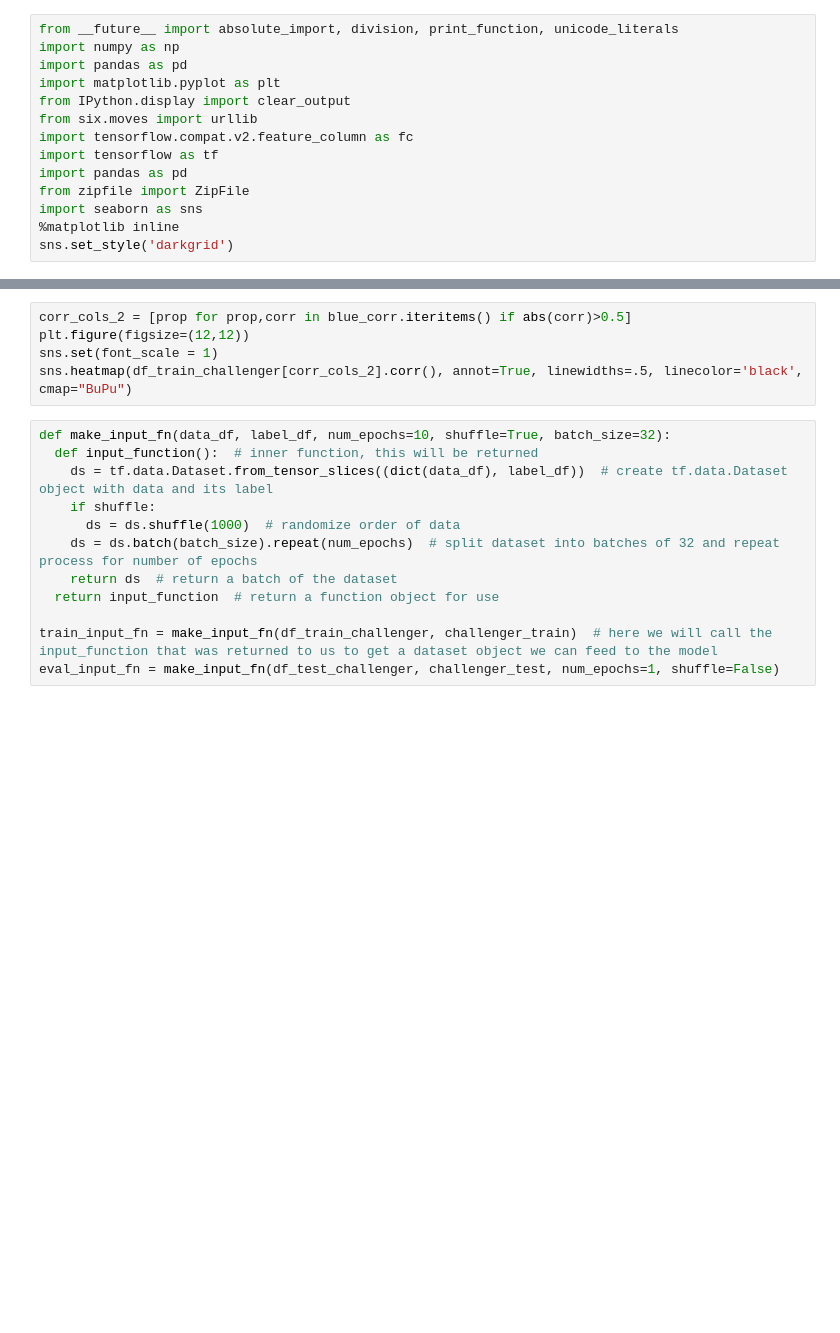
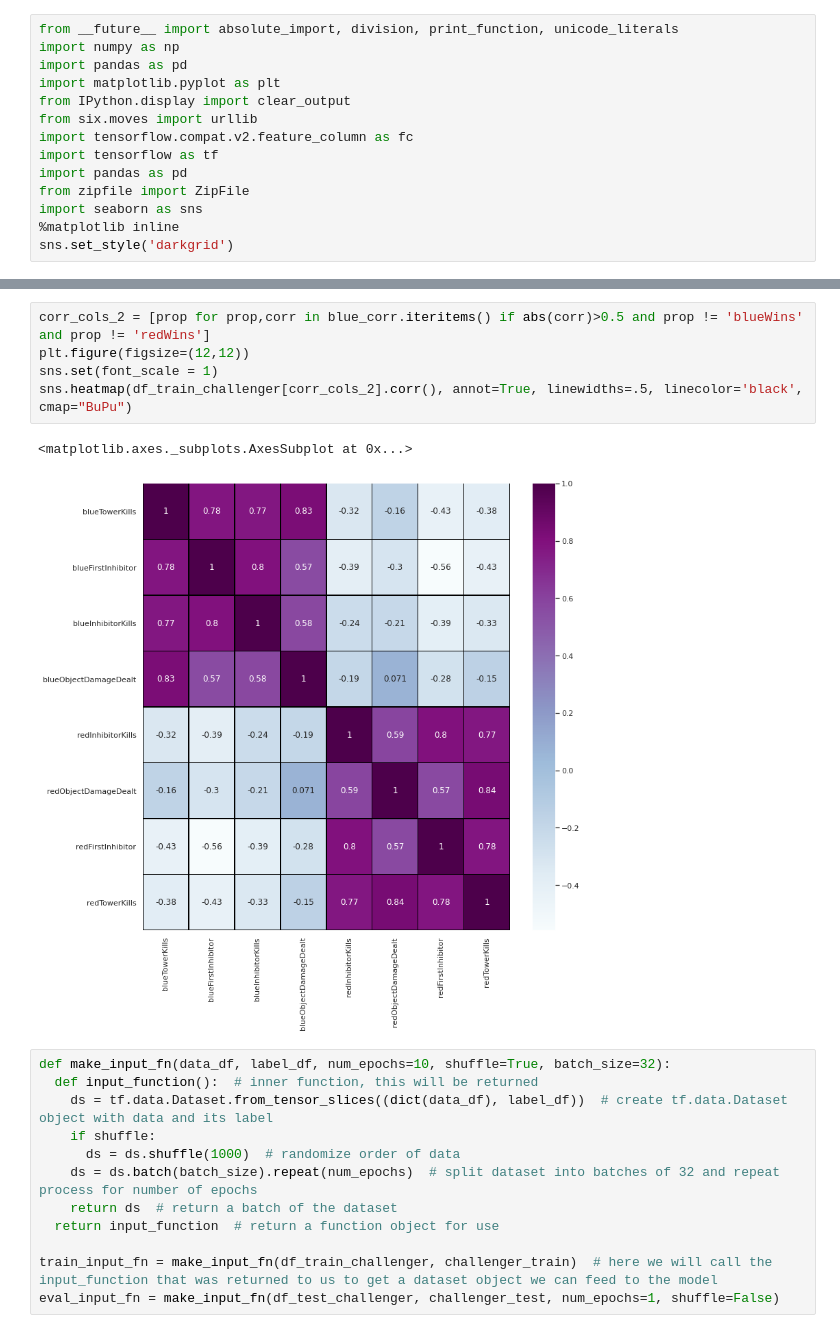
Before and after one commit to DevEliran/LoL---win-predictions, a Jupyter notebook: League_Of_Legends_Win_Prediction.ipynb, the cells around one changed output, grey strips where cells are left out. Drawn from its saved outputs; the diff is of its cells as text; blank space fills up the shorter version.

```diff
--- a/League_Of_Legends_Win_Prediction.ipynb
+++ b/League_Of_Legends_Win_Prediction.ipynb
@@ -90,8 +211,11 @@ sns.heatmap(df_train_challenger[corr_cols].corr(), annot=True, linewidths=.5, li
 # %%
-corr_cols_2 = [prop for prop,corr in blue_corr.iteritems() if abs(corr)>0.5]
+corr_cols_2 = [prop for prop,corr in blue_corr.iteritems() if abs(corr)>0.5 and prop != 'blueWins' and prop != 'redWins']
 plt.figure(figsize=(12,12))
 sns.set(font_scale = 1)
 sns.heatmap(df_train_challenger[corr_cols_2].corr(), annot=True, linewidths=.5, linecolor='black', cmap="BuPu")
+# %% [output]
+<matplotlib.axes._subplots.AxesSubplot at 0x...>
+[figure, added]
 # %%
 def make_input_fn(data_df, label_df, num_epochs=10, shuffle=True, batch_size=32):
   def input_function():  # inner function, this will be returned
```
Also changed, not shown: parts of 27 cells of this notebook.
